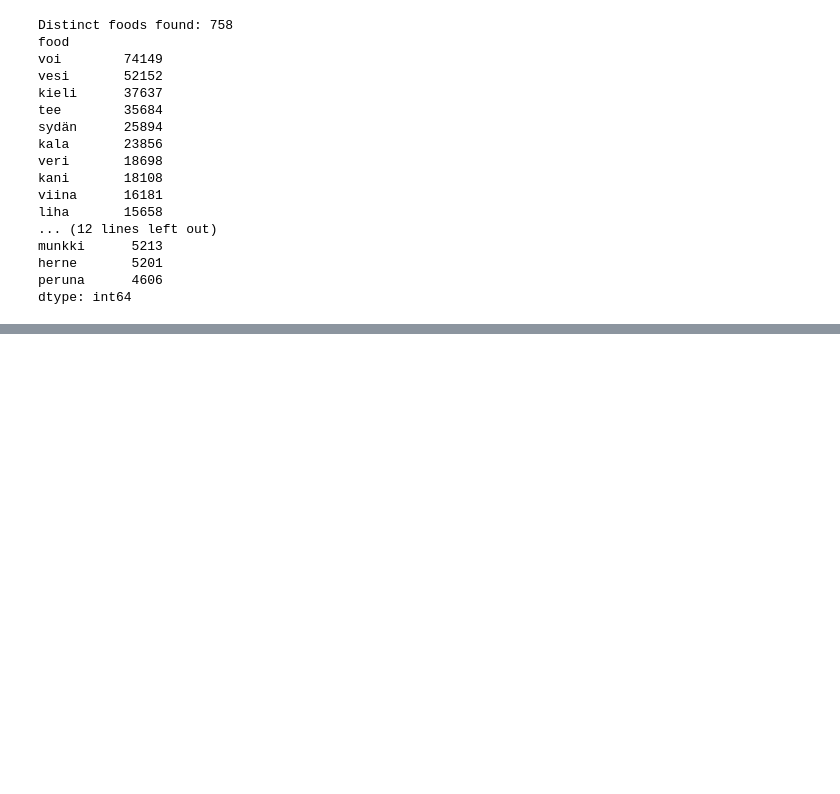
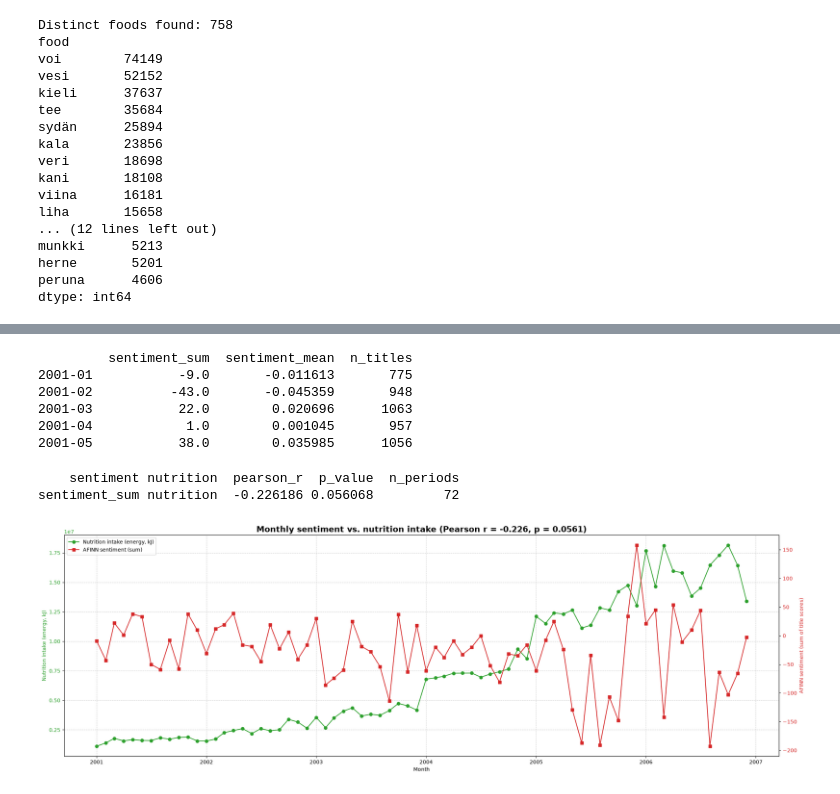
Before and after one commit to akseliahonpera/NLP_26_PROJECT_10, a Jupyter notebook: course_work.ipynb, the cells around one changed output, grey strips where cells are left out. Saved outputs shown, nothing was run; the diff lists cells and outputs as text; code cells hidden in the pictures; blank space fills up the shorter version.

Commit message:
Add Afinn monthly sentiment and Pearson score

```diff
--- a/course_work.ipynb
+++ b/course_work.ipynb
@@ -119,5 +123,6 @@ def load_fineli_dataset(in_file=IN_FILE, numbers_file=NUMBERS_FILE, out_file=OUT
 # %%
-fineli = load_fineli_dataset()
+# fineli = load_fineli_dataset()  # creates new finelli_head_medians.xlsx
+fineli = load_fineli_medians()
 print("\n", fineli)
 
 
@@ -515,0 +559,61 @@ print(monthly_titles[sorted(monthly_titles)[0]].head())
+# %%
+print(monthly_sentiment.head())
+# %% [output]
+         sentiment_sum  sentiment_mean  n_titles
+2001-01           -9.0       -0.011613       775
+2001-02          -43.0       -0.045359       948
+2001-03           22.0        0.020696      1063
+2001-04            1.0        0.001045       957
+2001-05           38.0        0.035985      1056
+# %%
+ENERGY_COL = 'energia, laskennallinen (kJ)'
+
+
+def build_comparison(nutrition_df, sentiment_df, nutrient=ENERGY_COL):
+    comp = sentiment_df.join(nutrition_df[[nutrient]].rename(columns={nutrient: "nutrition"}),
+                             how="inner")
+    return comp
+
+
+def pearson_sum(comp):
+    r, p = pearsonr(comp["sentiment_sum"], comp["nutrition"])
+    return pd.DataFrame([{"sentiment": "sentiment_sum", "nutrition": "nutrition",
+                          "pearson_r": r, "p_value": p, "n_periods": len(comp)}])
+
+
+comparison = build_comparison(monthly_nutrition_df, monthly_sentiment)
+# %%
+print(pearson_sum(comparison).to_string(index=False))
+# %% [output]
+    sentiment nutrition  pearson_r  p_value  n_periods
+sentiment_sum nutrition  -0.226186 0.056068         72
+# %%
+def plot_sentiment_vs_nutrition(comp, nutrition_label="Nutrition intake (energy, kJ)",
+                                period_label="Monthly"):
+    x = pd.to_datetime(comp.index)
+    r, p = pearsonr(comp["sentiment_sum"], comp["nutrition"])
+
+    fig, ax1 = plt.subplots(figsize=(21, 7))
+
+    ax1.plot(x, comp["nutrition"], color="tab:green", marker="o", label=nutrition_label)
+    ax1.set_xlabel(period_label.replace("ly", "") if period_label != "Daily" else "Day")
+    ax1.set_ylabel(nutrition_label, color="tab:green")
+    ax1.tick_params(axis="y", labelcolor="tab:green")
+    ax1.grid(True, linestyle="--", alpha=0.6)
+
+    ax2 = ax1.twinx()
+    ax2.plot(x, comp["sentiment_sum"], color="tab:red", marker="s", label="AFINN sentiment (sum)")
+    ax2.set_ylabel("AFINN sentiment (sum of title scores)", color="tab:red")
+    ax2.tick_params(axis="y", labelcolor="tab:red")
+
+    lines = ax1.get_lines() + ax2.get_lines()
+    ax1.legend(lines, [l.get_label() for l in lines], loc="upper left")
+
+    plt.title(f"{period_label} sentiment vs. nutrition intake (Pearson r = {r:.3f}, p = {p:.3g})",
+              fontsize=16, fontweight="bold")
+    plt.tight_layout()
+    plt.show()
+
+plot_sentiment_vs_nutrition(comparison)
+# %% [output]
+[figure, added]
```
Also changed, not shown: parts of 7 cells of this notebook, 2 other files.
